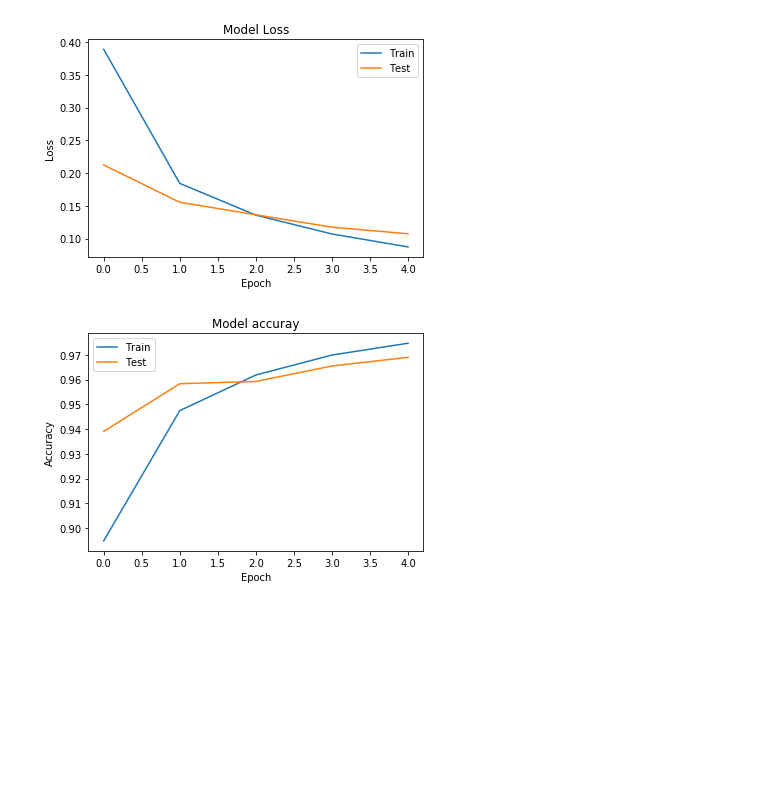
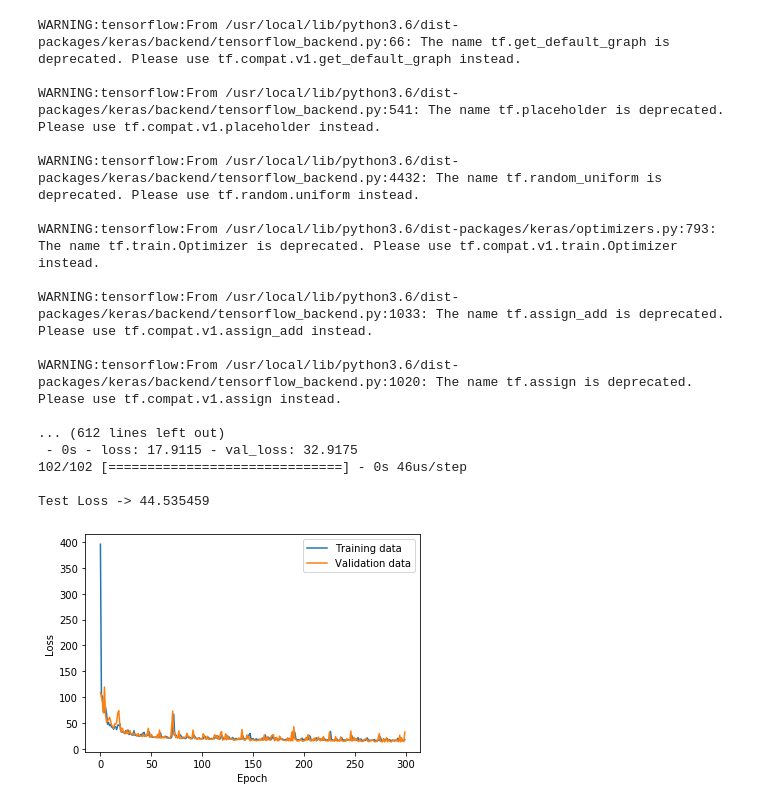
Before and after one commit to LoveMeWithoutAll/keraspp, a Jupyter notebook: study/ANN-classification.ipynb, the cells around one changed output. Drawn from its saved outputs; the diff is of its cells as text; code cells hidden in the pictures; blank space fills up the shorter version.

Commit message:
ANN regression: boston house price

```diff
--- a/study/ANN-classification.ipynb
+++ b/study/ANN-classification.ipynb
@@ -21,3 +2,0 @@ X_test = X_test.reshape(-1, W * H)
-# %%
-X_train = X_train / 255.0
-X_test = X_test / 255.0
@@ -24,3 +22,13 @@ X_test = X_test / 255.0
+# %%
+from keras import datasets
+from sklearn import preprocessing
+
+def Data_func():
+  (X_train, y_train), (X_test, y_test) = datasets.boston_housing.load_data()
+  scaler = preprocessing.MinMaxScaler()
+  X_train = scaler.fit_transform(X_train)
+  X_test = scaler.transform(X_test)
+  return (X_train, y_train), (X_test, y_test)
 # %%
 import matplotlib.pyplot as plt
 
@@ -42,18 +47,15 @@ def plot_acc(history):
-# %%
-from keras import layers, models
-
-class ANN(models.Sequential):
-  def __init__(self, Nin, Nh, Nout):
-    super().__init__()
-    self.add(layers.Dense(Nh, activation='relu', input_shape=(Nin,)))
-    self.add(layers.Dense(Nout, activation='softmax'))
-    # self.complie(loss='categorical_crossentropy', optimizer='adam', metrics=['accuracy'])
 # %%
-Nin = 784
-Nh = 100
-number_of_class = 10
-Nout = number_of_class
+def main():
+  Nin = 13
+  Nh = 5
+  Nout = 1
 
-model = ANN(Nin=Nin, Nh=Nh, Nout=Nout)
-model.compile(loss='categorical_crossentropy', optimizer='adam', metrics=['accuracy'])
-history = model.fit(X_train, Y_train, epochs=5, batch_size=100, validation_split=0.2)
+  model = ANN(Nin=Nin, Nh=Nh, Nout=Nout)
+  (X_train, y_train), (X_test, y_test) = Data_func()
+  history = model.fit(X_train, y_train, epochs=300, batch_size=100, validation_split=0.2, verbose=2)
+
+  performance_test = model.evaluate(X_test, y_test, batch_size=100)
+  print('\nTest Loss -> {:2f}'.format(performance_test))
+
+  plot_loss(history)
+  plt.show()
@@ -78,10 +62,22 @@ Test Loss and Accuracy -> 0.10, 0.971100
-# %%
-plot_loss(history)
-plt.show()
-# %% [output]
-[figure, removed]
-# %%
-plot_acc(history)
-plt.show()
-# %% [output]
-[figure, removed]
+# %%
+if __name__ == '__main__':
+  main()
+# %% [output]
+WARNING:tensorflow:From /usr/local/lib/python3.6/dist-packages/keras/backend/tensorflow_backend.py:66: The name tf.get_default_graph is deprecated. Please use tf.compat.v1.get_default_graph instead.
+
+WARNING:tensorflow:From /usr/local/lib/python3.6/dist-packages/keras/backend/tensorflow_backend.py:541: The name tf.placeholder is deprecated. Please use tf.compat.v1.placeholder instead.
+
+WARNING:tensorflow:From /usr/local/lib/python3.6/dist-packages/keras/backend/tensorflow_backend.py:4432: The name tf.random_uniform is deprecated. Please use tf.random.uniform instead.
+
+WARNING:tensorflow:From /usr/local/lib/python3.6/dist-packages/keras/optimizers.py:793: The name tf.train.Optimizer is deprecated. Please use tf.compat.v1.train.Optimizer instead.
+
+WARNING:tensorflow:From /usr/local/lib/python3.6/dist-packages/keras/backend/tensorflow_backend.py:1033: The name tf.assign_add is deprecated. Please use tf.compat.v1.assign_add instead.
+
+WARNING:tensorflow:From /usr/local/lib/python3.6/dist-packages/keras/backend/tensorflow_backend.py:1020: The name tf.assign is deprecated. Please use tf.compat.v1.assign instead.
+
+... (612 lines left out)
+ - 0s - loss: 17.9115 - val_loss: 32.9175
+102/102 [==============================] - 0s 46us/step
+
+Test Loss -> 44.535459
+[figure, added]
```
Also changed, not shown: parts of 10 cells of this notebook.
